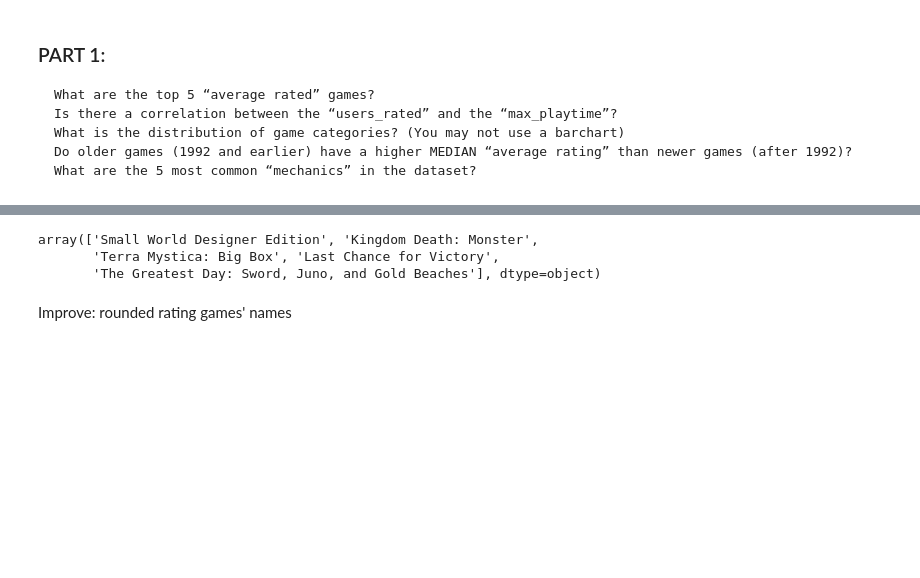
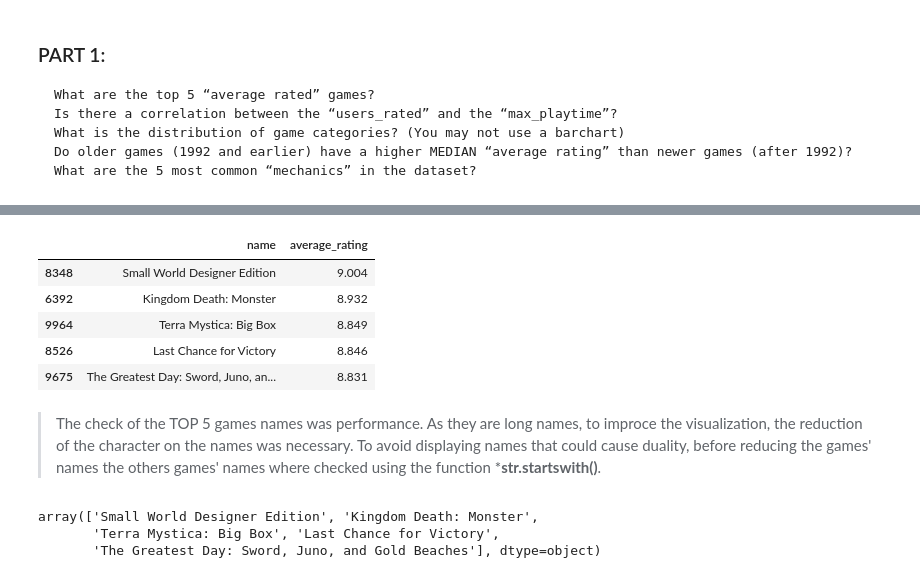
Before and after one commit to norodrigues111/Python-Data-Visualization-Board-Games, a Jupyter notebook: NataliaDeOliveiraRodrigues_DVisHDip_CA1.ipynb, the cells around one changed output, grey strips where cells are left out. Cells and saved outputs as stored; diff of their text form; code cells hidden in the pictures; blank space fills up the shorter version.

```diff
--- a/NataliaDeOliveiraRodrigues_DVisHDip_CA1.ipynb
+++ b/NataliaDeOliveiraRodrigues_DVisHDip_CA1.ipynb
@@ -150,10 +133,18 @@ top5_avg_rated_df
+# %%
+top5_avg_rated_df = top5_avg_rated_df[['name','average_rating']]
+top5_avg_rated_df
+# %% [output]
+|  | name | average_rating |
+| 8348 | Small World Designer Edition | 9.004 |
+| 6392 | Kingdom Death: Monster | 8.932 |
+| 9964 | Terra Mystica: Big Box | 8.849 |
+| 8526 | Last Chance for Victory | 8.846 |
+| 9675 | The Greatest Day: Sword, Juno, an... | 8.831 |
+# %% [markdown]
+> The check of the TOP 5 games names was performance. As they are long names, to improce the visualization, the reduction of the character on the names was necessary. To avoid displaying names that could cause duality, before reducing the games' names the others games' names where checked using the function ***str.startswith()**.
 # %%
 top5_avg_rated_df.name.unique()
 # %% [output]
 array(['Small World Designer Edition', 'Kingdom Death: Monster',
        'Terra Mystica: Big Box', 'Last Chance for Victory',
        'The Greatest Day: Sword, Juno, and Gold Beaches'], dtype=object)
-# %% [markdown]
-Improve:
-rounded rating
-games' names
```
Also changed, not shown: parts of 11 cells of this notebook.
